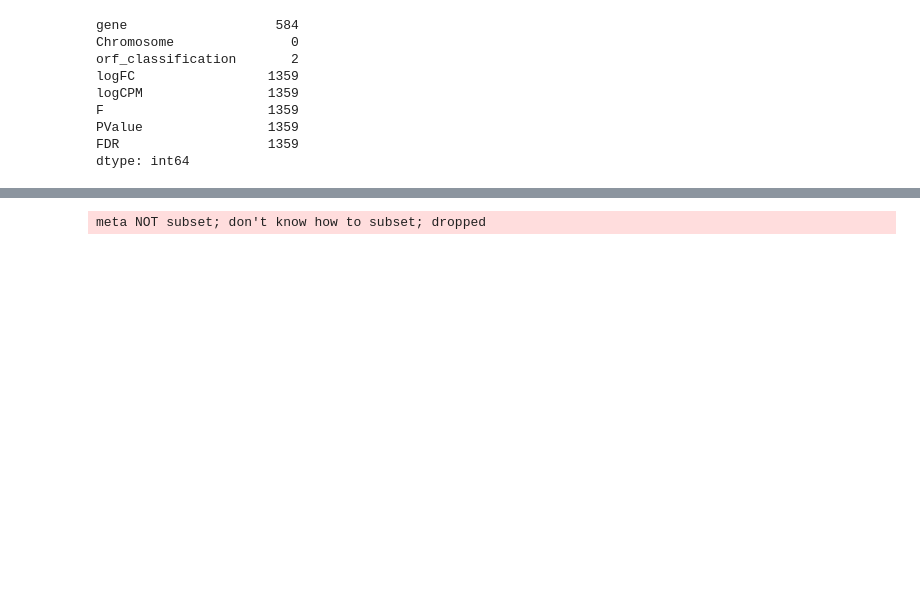
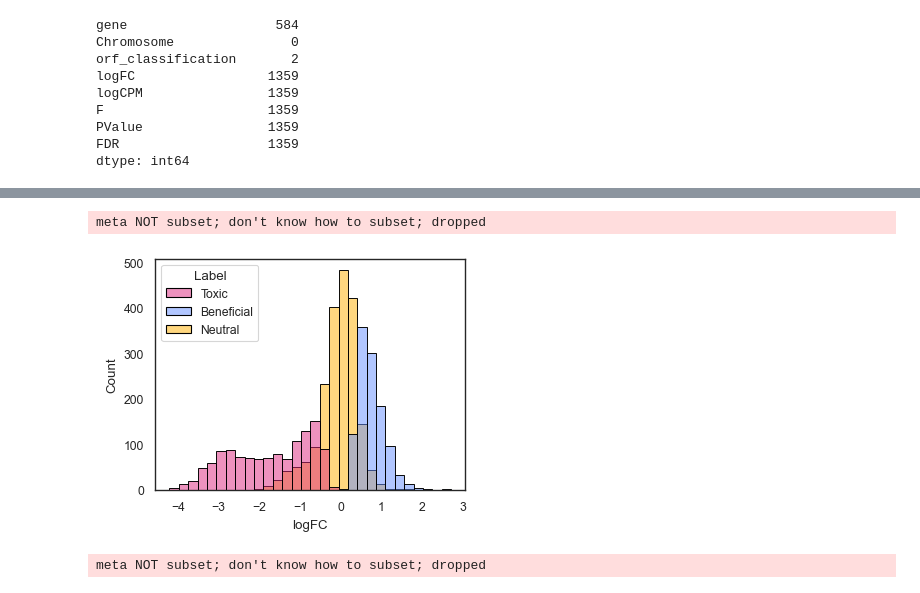
Before and after one commit to JulieRojas/Rojas2024_Aneuploidy, a Jupyter notebook: Aneuploidy_models1_3.ipynb, the cells around one changed output, grey strips where cells are left out. Cells and saved outputs as stored; diff of their text form; code cells hidden in the pictures; blank space fills up the shorter version.

```diff
--- a/Aneuploidy_models1_3.ipynb
+++ b/Aneuploidy_models1_3.ipynb
@@ -140,18 +140,3 @@ F                     1359
 PValue                1359
 FDR                   1359
 dtype: int64
-# %%
-# setting the dimensions of the plot
-Label = []
-for index, row in moby.iterrows():
-    if row['logFC'] < 0 and row['FDR'] < 0.05:
-        Label.append('Toxic')
-    elif row['logFC'] > 0 and row['FDR'] < 0.05:
-        Label.append('Beneficial')
-    else:
-        Label.append('Neutral')
-moby['Label'] = Label
-
-fig, ax = plt.subplots(figsize=(4, 3))
-sns.histplot(data=moby, x="logFC", hue='Label', bins=30, palette=["#648FFF", "#DC267F", "#FFB000"])
-#fig.savefig('plots/moby_histogram_benef_toxic.pdf', bbox_inches='tight')
@@ -179,3 +171,21 @@ mobyC = moby.join(genes[['Chromosome']]).dropna()
+# %%
+# setting the dimensions of the plot
+Label = []
+for index, row in mobyC.iterrows():
+    if row['logFC'] < 0 and row['FDR'] < 0.05:
+        Label.append('Toxic')
+    elif row['logFC'] > 0 and row['FDR'] < 0.05:
+        Label.append('Beneficial')
+    else:
+        Label.append('Neutral')
+mobyC['Label'] = Label
+
+fig, ax = plt.subplots(figsize=(4, 3))
+sns.histplot(data=mobyC, x="logFC", hue='Label', bins=30, palette=["#DC267F", "#648FFF",  "#FFB000"], edgecolor = 'black')
+fig.savefig('plots/moby_histogram_benef_toxic.pdf', bbox_inches='tight')
+# %% [output]
+meta NOT subset; don't know how to subset; dropped
+[figure, new version]
 # %%
 sns.set(rc={'figure.figsize': (12, 12)})
 sns.set_style("white")
```
Also changed, not shown: parts of 19 cells of this notebook, 12 other files.
